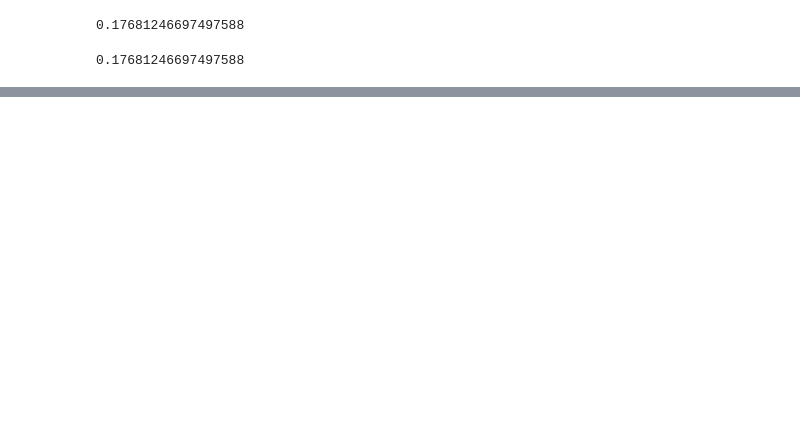
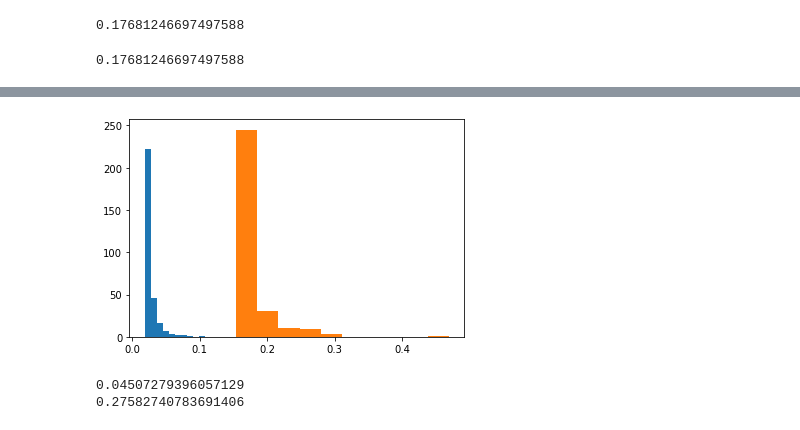
Before and after one commit to LuMel/unsupervised_ML_and_hidden_MMs, a Jupyter notebook: training of HMMs/unsupervised_version.ipynb, the cells around one changed output, grey strips where cells are left out. Drawn from its saved outputs; the diff is of its cells as text; code cells hidden in the pictures; blank space fills up the shorter version.

```diff
--- a/training of HMMs/unsupervised_version.ipynb
+++ b/training of HMMs/unsupervised_version.ipynb
@@ -510,0 +869,12 @@ assert B_[1, X_data[2,1]]*assd == alpha_list[1][1,2] #alpha for t=2, z=2 and n=3
+# %%
+plt.hist(tensor_time_stats[10])
+plt.hist(basic_time_stats[10])
+plt.show()
+# %% [output]
+[figure, added]
+# %%
+print(np.max(tensor_time_stats))
+print(np.max(basic_time_stats))
+# %% [output]
+0.04507279396057129
+0.27582740783691406
```
Also changed, not shown: parts of 31 cells of this notebook, 1 other file.
